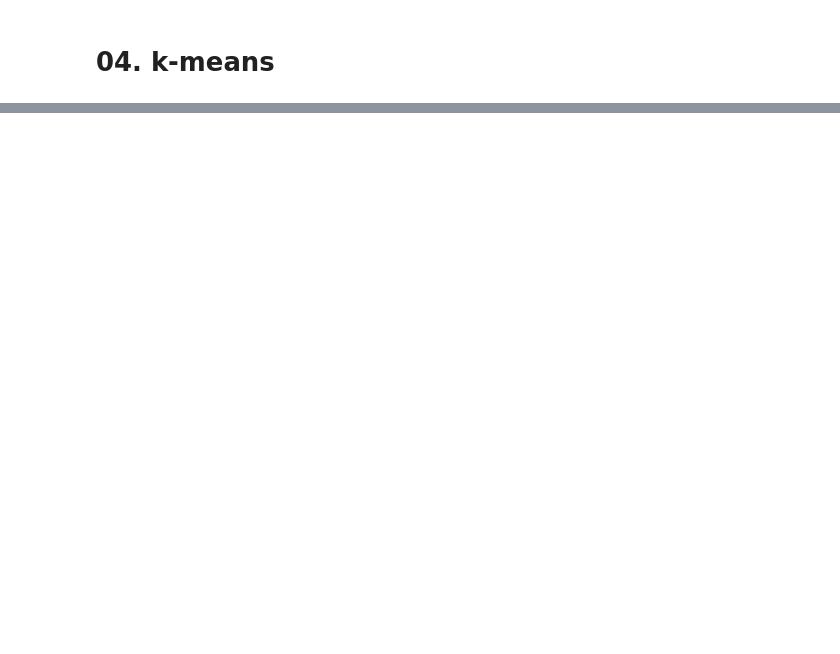
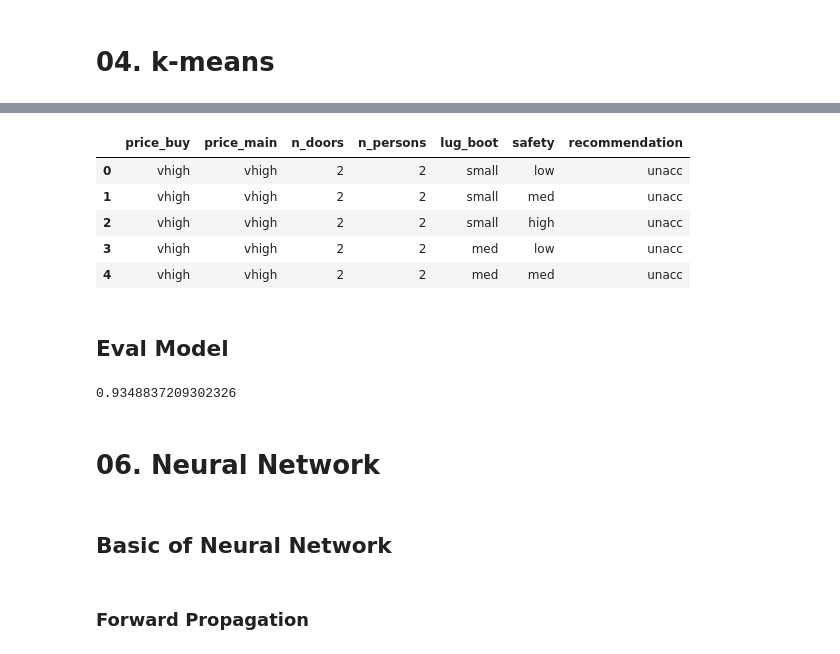
Before and after one commit to wangyashuu/mll2021ss, a Jupyter notebook: Report.ipynb, the cells around one changed output, grey strips where cells are left out. Drawn from its saved outputs; the diff is of its cells as text; code cells hidden in the pictures; blank space fills up the shorter version.

```diff
--- a/Report.ipynb
+++ b/Report.ipynb
@@ -178,0 +274,42 @@ plt.scatter(centroids[:, 0], centroids[:, 1], marker='x', color="red")
+# %%
+# csv-file has no header, so we define it manually
+col_names = ['price_buy', 'price_main', 'n_doors', 'n_persons', 'lug_boot', 'safety', 'recommendation']
+df = pd.read_csv("report_data/CAR/data", header=None, names=col_names)
+X5, Y5 = df.values[:, :6], df.values[:, 6]
+df.head()
+# %% [output]
+|  | price_buy | price_main | n_doors | n_persons | lug_boot | safety | recommendation |
+| 0 | vhigh | vhigh | 2 | 2 | small | low | unacc |
+| 1 | vhigh | vhigh | 2 | 2 | small | med | unacc |
+| 2 | vhigh | vhigh | 2 | 2 | small | high | unacc |
+| 3 | vhigh | vhigh | 2 | 2 | med | low | unacc |
+| 4 | vhigh | vhigh | 2 | 2 | med | med | unacc |
+# %% [markdown]
+## Eval Model
+# %%
+from mll2021ss.learning_algorithms.decision_tree import ID3_train, ID3_predict, gini
+from mll2021ss.measurement.data_sampling import get_k_folds
+from mll2021ss.measurement.classification import accuracy
+
+np.random.seed(0)
+k = 10
+folds = get_k_folds(X5.shape[0], k)
+accs = []
+for train_indices, test_indices in folds:
+    X_train, Y_train = X5[train_indices], Y5[train_indices]
+    X_test, Y_test = X5[test_indices], Y5[test_indices]
+
+    t = ID3_train(X_train, Y_train, impurity_function=gini)
+    Y_test_hat = ID3_predict(X_test, t)
+
+    accs.append(accuracy(Y_test, Y_test_hat))
+
+np.sum(accs) / len(accs)
+# %% [output]
+0.9348837209302326
+# %% [markdown]
+# 06. Neural Network
+# %% [markdown]
+## Basic of Neural Network
+# %% [markdown]
+### Forward Propagation
```
Also changed, not shown: parts of 71 cells of this notebook, 1 other file.
